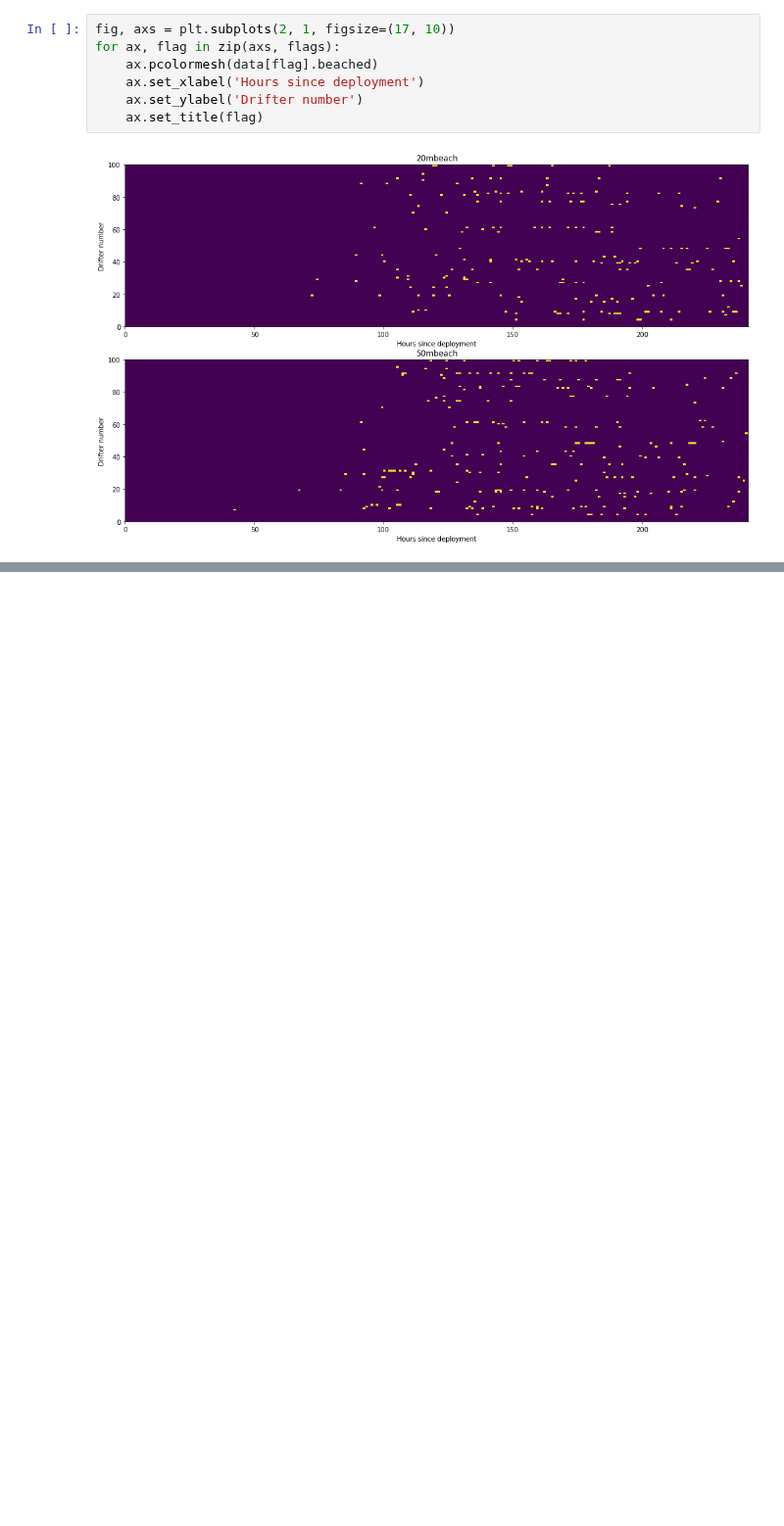
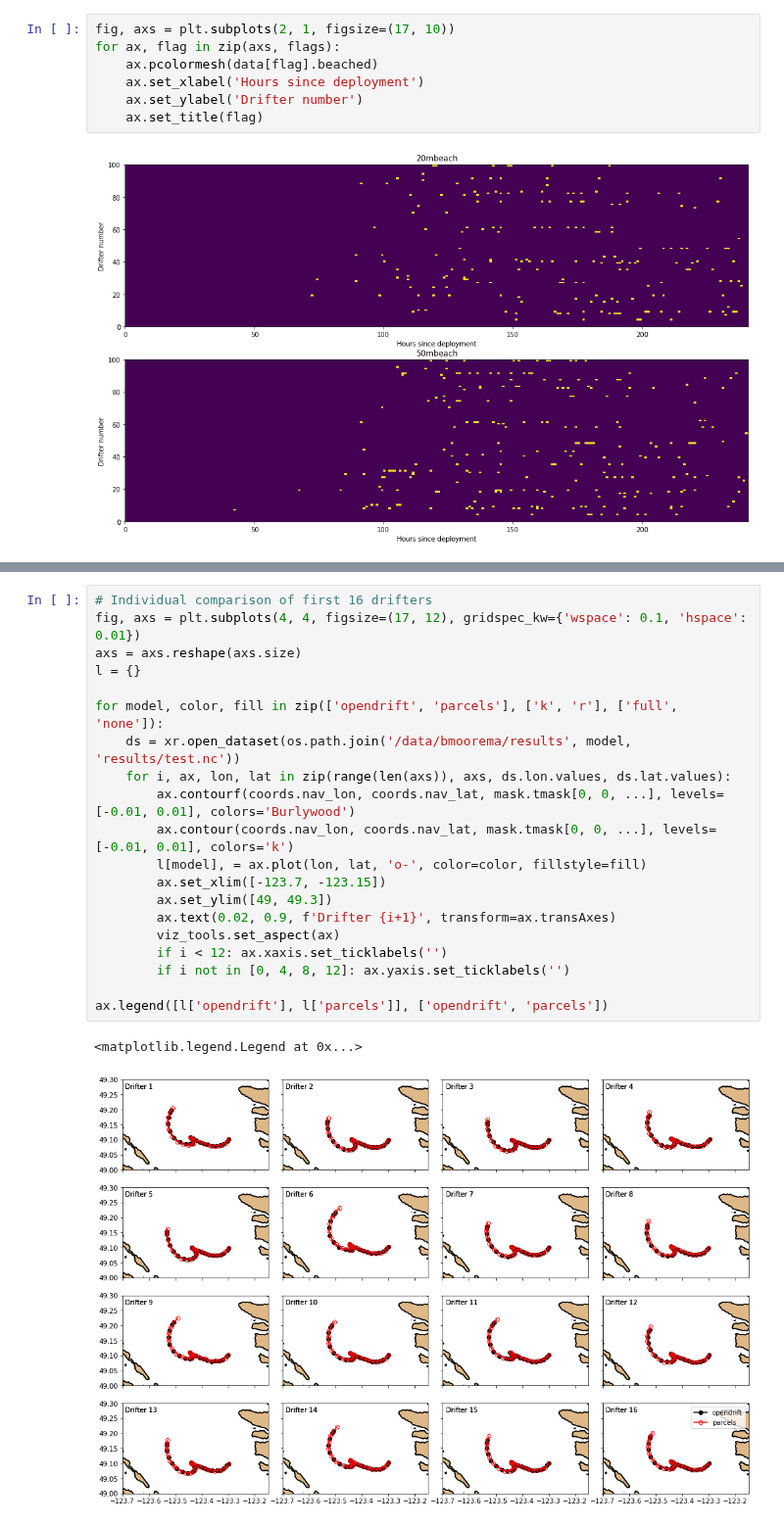
Before and after one commit to SalishSeaCast/analysis-ben, a Jupyter notebook: notebooks/OpenDrift/OceanParcels_workflow.ipynb, the cells around one changed output, grey strips where cells are left out. Shown at 98% size. Saved outputs shown, nothing was run; the diff lists cells and outputs as text; blank space fills up the shorter version.

```diff
--- a/notebooks/OpenDrift/OceanParcels_workflow.ipynb
+++ b/notebooks/OpenDrift/OceanParcels_workflow.ipynb
@@ -275,0 +293,23 @@ for ax, flag in zip(axs, flags):
+# %%
+# Individual comparison of first 16 drifters
+fig, axs = plt.subplots(4, 4, figsize=(17, 12), gridspec_kw={'wspace': 0.1, 'hspace': 0.01})
+axs = axs.reshape(axs.size)
+l = {}
+
+for model, color, fill in zip(['opendrift', 'parcels'], ['k', 'r'], ['full', 'none']):
+    ds = xr.open_dataset(os.path.join('/data/bmoorema/results', model, 'results/test.nc'))
+    for i, ax, lon, lat in zip(range(len(axs)), axs, ds.lon.values, ds.lat.values):
+        ax.contourf(coords.nav_lon, coords.nav_lat, mask.tmask[0, 0, ...], levels=[-0.01, 0.01], colors='Burlywood')
+        ax.contour(coords.nav_lon, coords.nav_lat, mask.tmask[0, 0, ...], levels=[-0.01, 0.01], colors='k')
+        l[model], = ax.plot(lon, lat, 'o-', color=color, fillstyle=fill)
+        ax.set_xlim([-123.7, -123.15])
+        ax.set_ylim([49, 49.3])
+        ax.text(0.02, 0.9, f'Drifter {i+1}', transform=ax.transAxes)
+        viz_tools.set_aspect(ax)
+        if i < 12: ax.xaxis.set_ticklabels('')
+        if i not in [0, 4, 8, 12]: ax.yaxis.set_ticklabels('')
+
+ax.legend([l['opendrift'], l['parcels']], ['opendrift', 'parcels'])
+# %% [output]
+<matplotlib.legend.Legend at 0x...>
+[figure, added]
```
Also changed, not shown: parts of 5 cells of this notebook.
